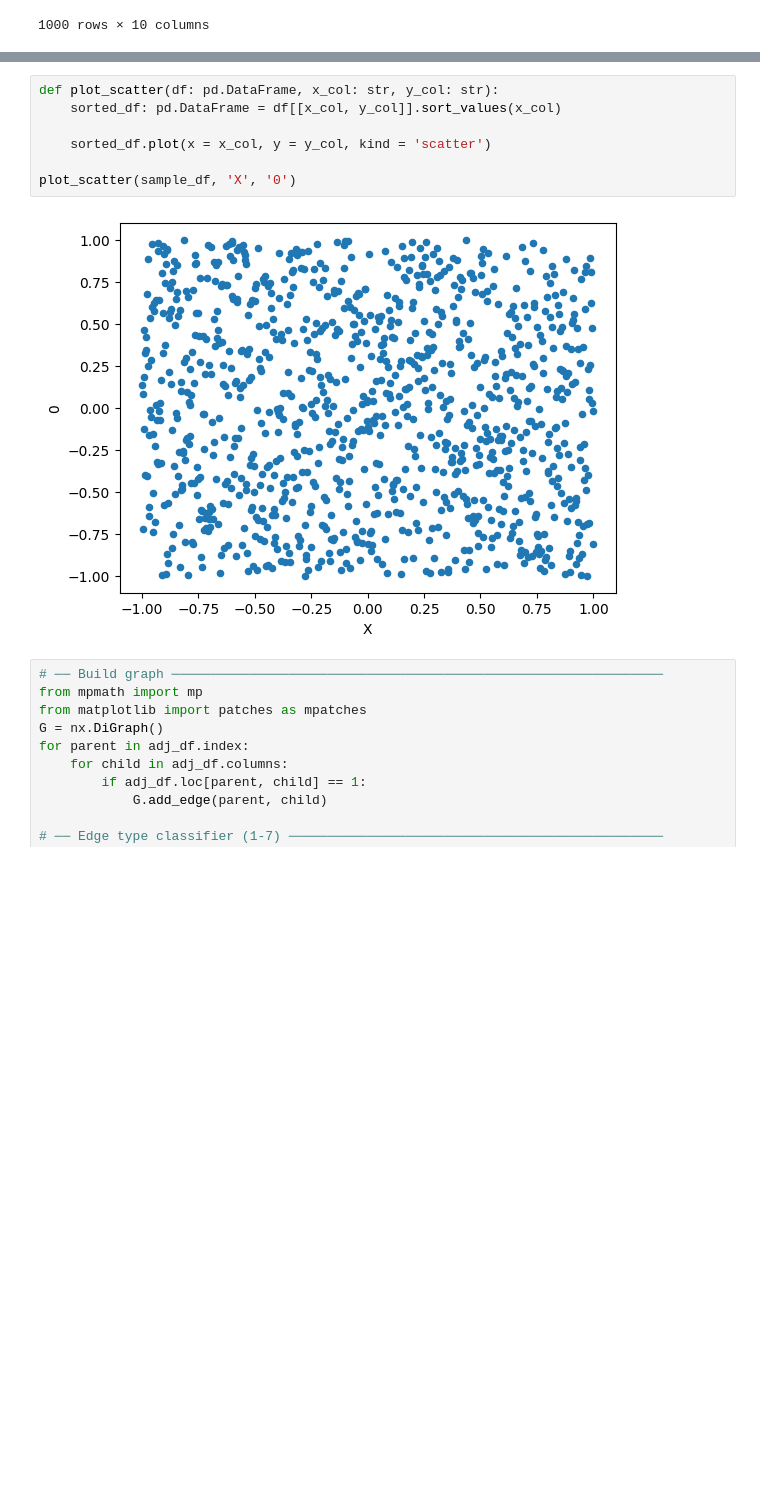
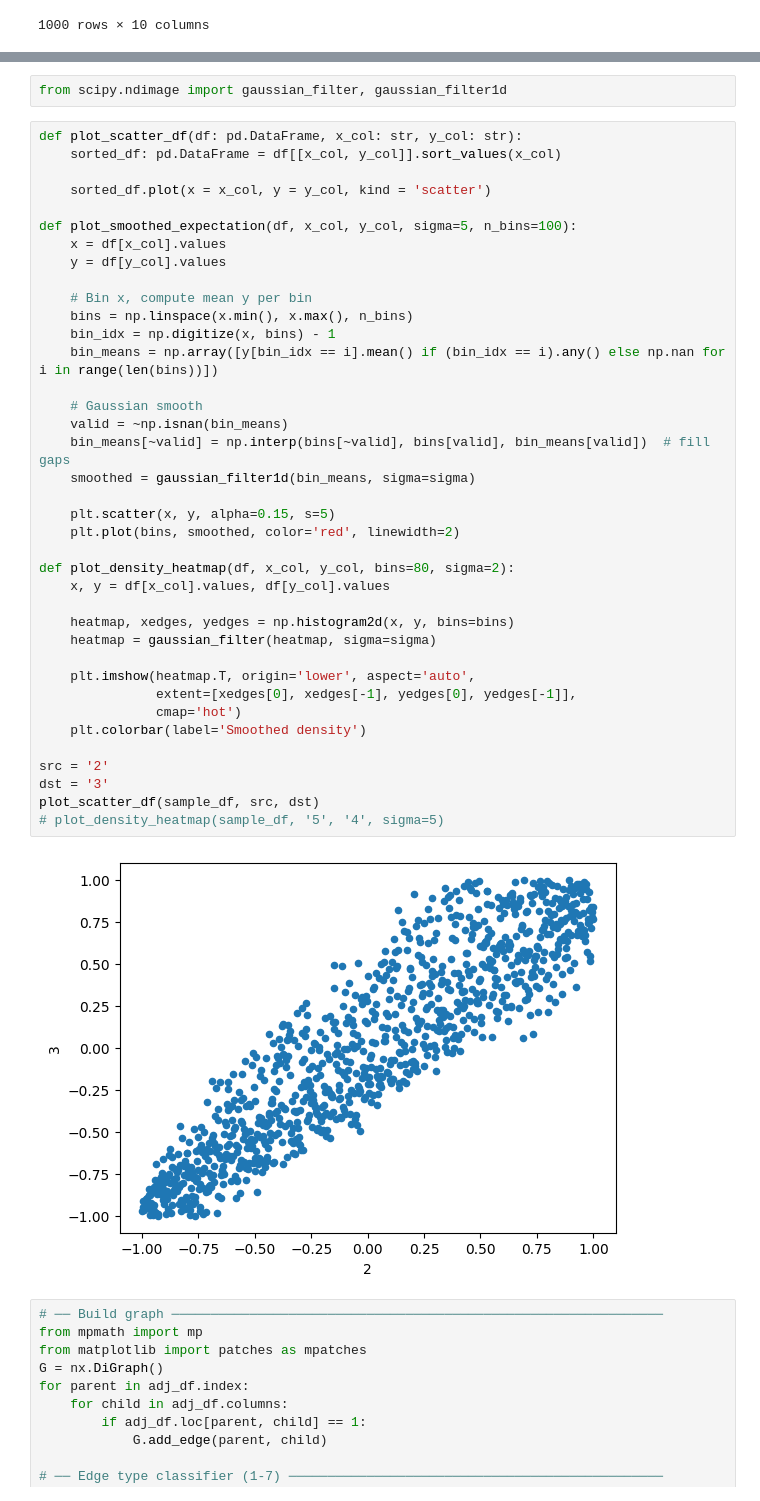
Before and after one commit to aqu4holic/Graduation-Thesis-BsC-2026, a Jupyter notebook: src/eda.ipynb, the cells around one changed output, grey strips where cells are left out. Cells and saved outputs as stored; diff of their text form; blank space fills up the shorter version.

```diff
--- a/src/eda.ipynb
+++ b/src/eda.ipynb
@@ -220,12 +200,45 @@ adj_df
+# %%
+from scipy.ndimage import gaussian_filter, gaussian_filter1d
 # %%
-def plot_scatter(df: pd.DataFrame, x_col: str, y_col: str):
+def plot_scatter_df(df: pd.DataFrame, x_col: str, y_col: str):
     sorted_df: pd.DataFrame = df[[x_col, y_col]].sort_values(x_col)
 
     sorted_df.plot(x = x_col, y = y_col, kind = 'scatter')
 
-plot_scatter(sample_df, 'X', '0')
+def plot_smoothed_expectation(df, x_col, y_col, sigma=5, n_bins=100):
+    x = df[x_col].values
+    y = df[y_col].values
+
+    # Bin x, compute mean y per bin
+    bins = np.linspace(x.min(), x.max(), n_bins)
+    bin_idx = np.digitize(x, bins) - 1
+    bin_means = np.array([y[bin_idx == i].mean() if (bin_idx == i).any() else np.nan for i in range(len(bins))])
+
+    # Gaussian smooth
+    valid = ~np.isnan(bin_means)
+    bin_means[~valid] = np.interp(bins[~valid], bins[valid], bin_means[valid])  # fill gaps
+    smoothed = gaussian_filter1d(bin_means, sigma=sigma)
+
+    plt.scatter(x, y, alpha=0.15, s=5)
+    plt.plot(bins, smoothed, color='red', linewidth=2)
+
+def plot_density_heatmap(df, x_col, y_col, bins=80, sigma=2):
+    x, y = df[x_col].values, df[y_col].values
+
+    heatmap, xedges, yedges = np.histogram2d(x, y, bins=bins)
+    heatmap = gaussian_filter(heatmap, sigma=sigma)
+
+    plt.imshow(heatmap.T, origin='lower', aspect='auto',
+               extent=[xedges[0], xedges[-1], yedges[0], yedges[-1]],
+               cmap='hot')
+    plt.colorbar(label='Smoothed density')
+
+src = '2'
+dst = '3'
+plot_scatter_df(sample_df, src, dst)
+# plot_density_heatmap(sample_df, '5', '4', sigma=5)
 # %% [output]
-[figure, old version]
+[figure, new version]
 # %%
 # ── Build graph ───────────────────────────────────────────────────────────────
 from mpmath import mp
```
Also changed, not shown: parts of 5 cells of this notebook, 34 other files.
